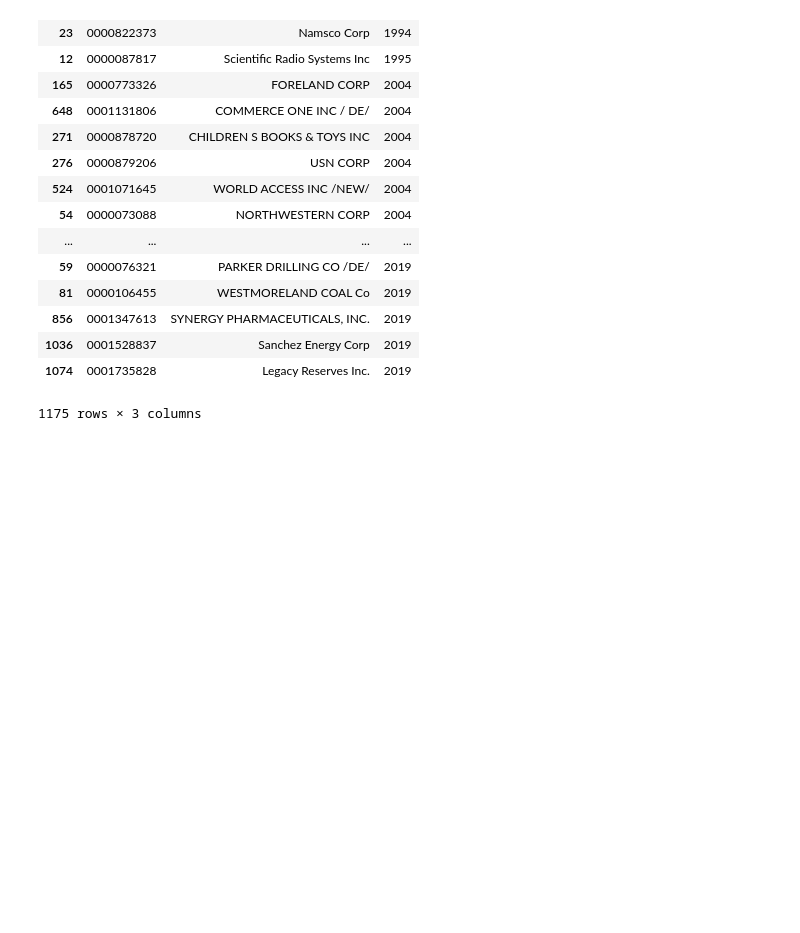
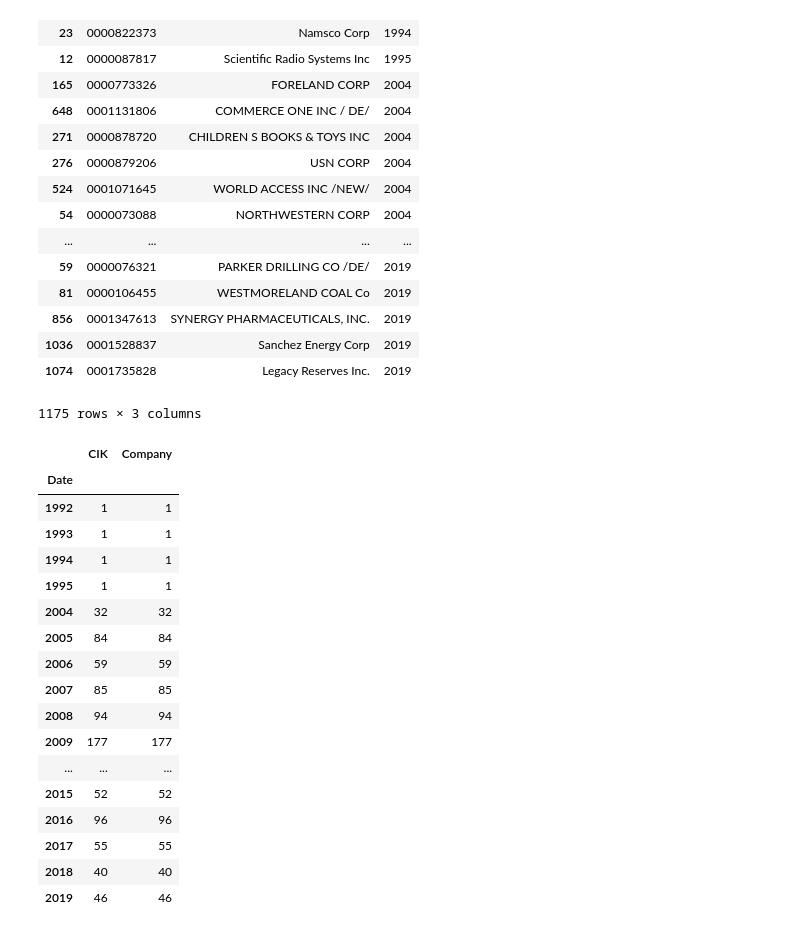
Before and after one commit to Faisalsouz/bankruptcy, a Jupyter notebook: data/Eikon/cleaningTry.ipynb, the cells around one changed output. Drawn from its saved outputs; the diff is of its cells as text; code cells hidden in the pictures; blank space fills up the shorter version.

Commit message:
add bankrupt per year table

```diff
--- a/data/Eikon/cleaningTry.ipynb
+++ b/data/Eikon/cleaningTry.ipynb
@@ -410,3 +410,24 @@ br
 | 1036 | 0001528837 | Sanchez Energy Corp | 2019 |
 | 1074 | 0001735828 | Legacy Reserves Inc. | 2019 |
 1175 rows × 3 columns
+# %%
+br.groupby(['Date']).count()
+# %% [output]
+|  | CIK | Company |
+| Date |  |  |
+| 1992 | 1 | 1 |
+| 1993 | 1 | 1 |
+| 1994 | 1 | 1 |
+| 1995 | 1 | 1 |
+| 2004 | 32 | 32 |
+| 2005 | 84 | 84 |
+| 2006 | 59 | 59 |
+| 2007 | 85 | 85 |
+| 2008 | 94 | 94 |
+| 2009 | 177 | 177 |
+| ... | ... | ... |
+| 2015 | 52 | 52 |
+| 2016 | 96 | 96 |
+| 2017 | 55 | 55 |
+| 2018 | 40 | 40 |
+| 2019 | 46 | 46 |
```
Also changed, not shown: parts of 1 cell of this notebook.
